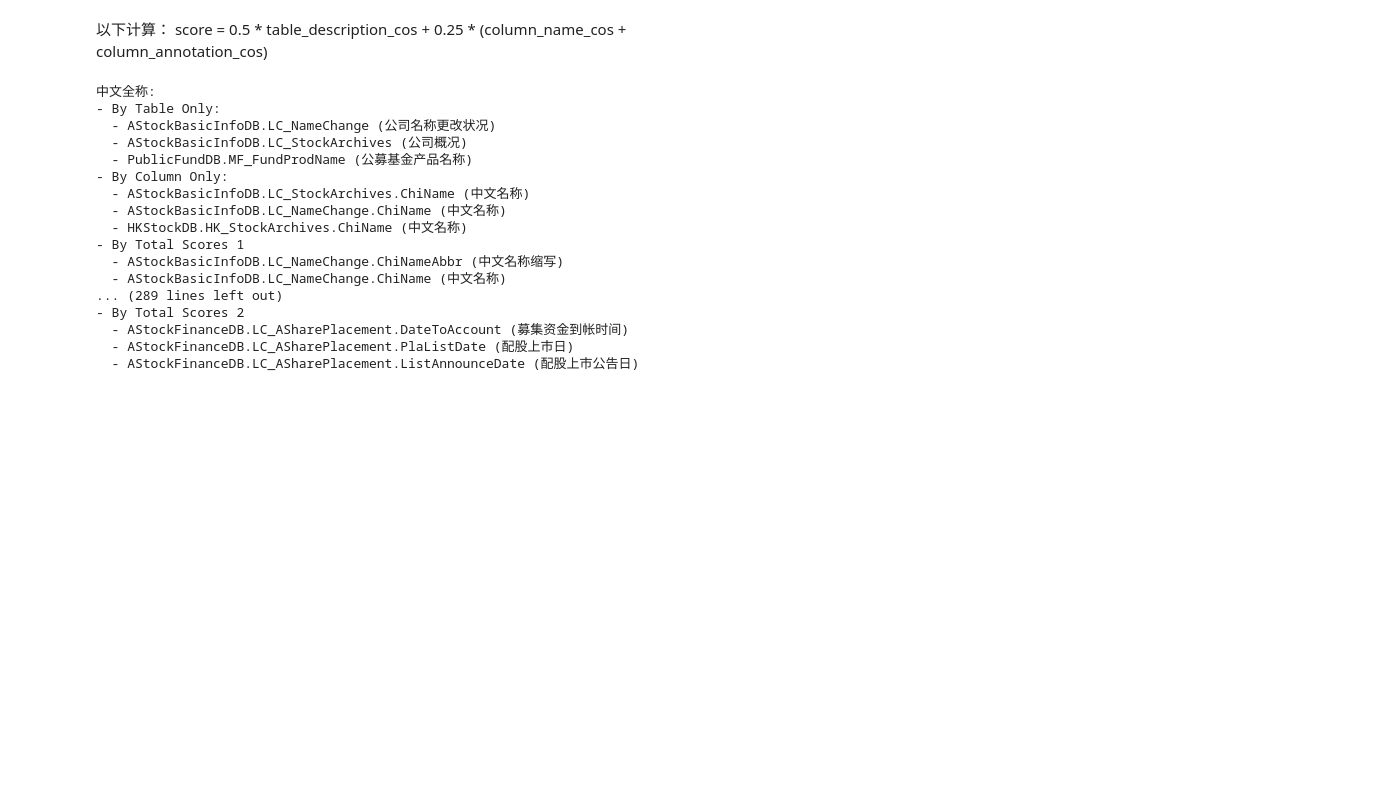
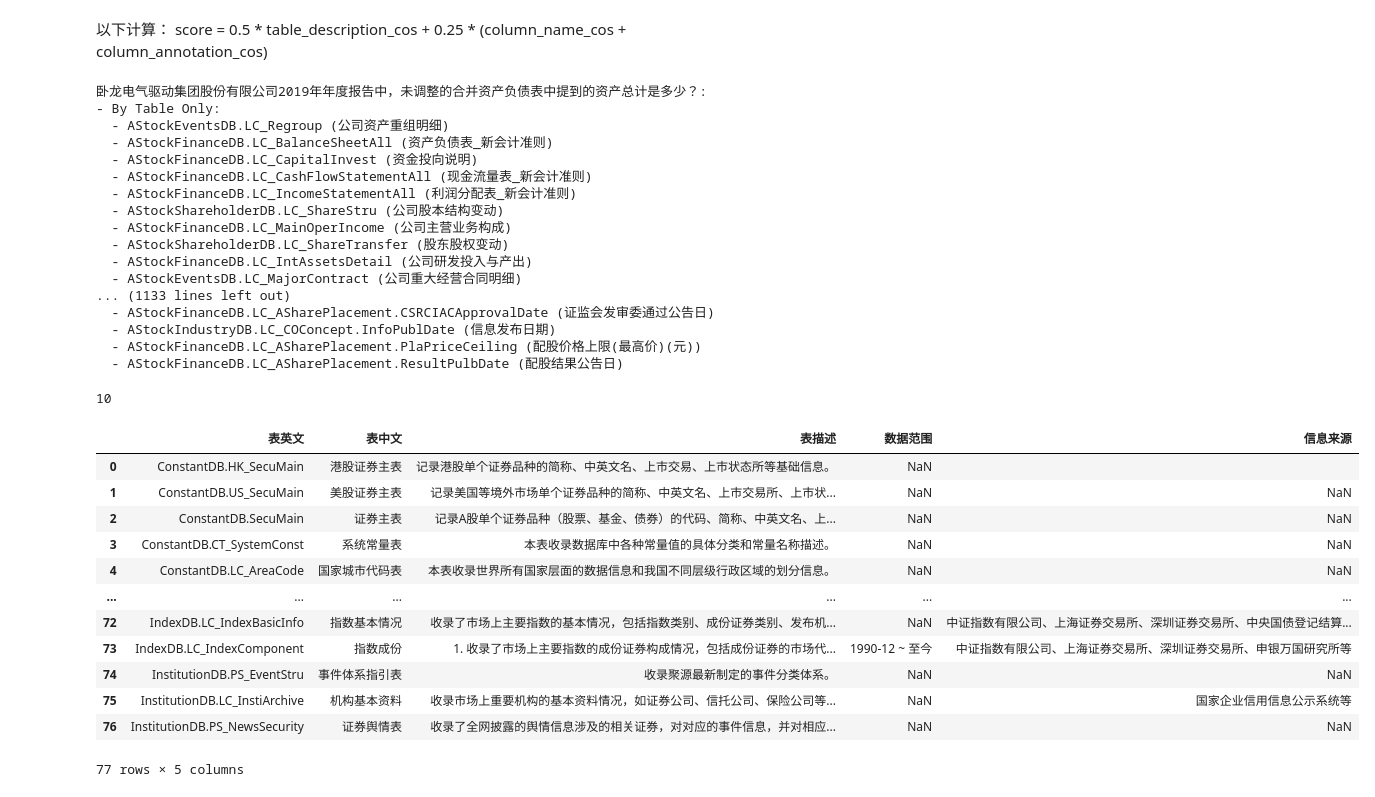
Before and after one commit to lowspace/zhipu-2024, a Jupyter notebook: columns_finder.ipynb, the cells around one changed output. Saved outputs shown, nothing was run; the diff lists cells and outputs as text; code cells hidden in the pictures; blank space fills up the shorter version.

```diff
--- a/columns_finder.ipynb
+++ b/columns_finder.ipynb
@@ -147,7 +175,7 @@ def find_top_similar_columns(word, columns_info, emb_model, top_k=20):
 
         # 四种similarity的计算方法
 
-        table_similarity = 0.5 * table_name_similarity + 0.5 * table_desc_similarity
+        table_similarity = 0.5 * table_name_similarity + 1 * table_desc_similarity
         if table_name_en not in [x[2] for x in table_similarities]:
             table_similarities.append((table_similarity, db_name, table_name_en, table_name_zh))
 
@@ -170,43 +198,83 @@ def find_top_similar_columns(word, columns_info, emb_model, top_k=20):
     # Return top `top_k` results
     return table_similarities[:top_k], column_similarities[:top_k], scores1[:top_k], scores2[:top_k]
 
-entities = ['中文全称', '全称变更', 'A股简称','法人','法律顾问','会计师事务所','董秘', '实控人', '近一个月最高价', '现金流量净额',
-            '注册邮箱', '注册地址', '信披网址', '公司电话','硕士及以上学历（硕士+博士）的人员占比', '一级行业',
+entities = ['卧龙电气驱动集团股份有限公司2019年年度报告中，未调整的合并资产负债表中提到的资产总计是多少？',
+            '大北农在2020年发布了多少条重大事项公告？',
+            '卧龙电气驱动集团股份有限公司的注册地在哪个省份？',
+            '湖北济川药业股份有限公司上市以来十大股东的类型有哪些？',
+            '东山精密最近一期员工持股计划的参与总人数是多少？其中管理层参与人数占比(四舍五入精确到小数点后两位，并以百分比形式表示)是多少？',
+            '最新更新的2020半年报中，机构持有无限售流通A股数量合计最多的公司简称是？',
+            '新科技纳入过多少个子类概念？', '中文全称', '全称变更', 'A股简称','法人','法律顾问','会计师事务所','董秘', '实控人', '近一个月最高价', '现金流量净额',
+            '注册邮箱', '注册地址', '信披网址', '公司电话','硕士及以上学历（硕士+博士）的人员占比', '一级行业', '收盘价',
             '什么时间上市']
 
+# entities = [i['team'][0]['question'] for i in questions][2:3]
+
+available_tables = set()
 
 for entity in entities:
     print(f"{entity}: ")
-    results = find_top_similar_columns(entity, columns_info, emb_model, top_k=3)
+    results = find_top_similar_columns(entity, columns_info, emb_model, top_k=10)
     print("- By Table Only:")
     for result in results[0]:
         print(f'  - {result[1]}.{result[2]} ({result[3]})')
+        available_tables.add(f'{result[1]}.{result[2]}')
     print("- By Column Only:")
     for result in results[1]:
         print(f'  - {result[1]}.{result[2]}.{result[3]} ({result[4]})')
+        available_tables.add(f'{result[1]}.{result[2]}')
     print("- By Total Scores 1")
     for result in results[2]:
         print(f'  - {result[1]}.{result[2]}.{result[3]} ({result[4]})')
+        available_tables.add(f'{result[1]}.{result[2]}')
     print("- By Total Scores 2")
     for result in results[2]:
         print(f'  - {result[1]}.{result[2]}.{result[3]} ({result[4]})')
+        available_tables.add(f'{result[1]}.{result[2]}')
 
     print()
 # %% [output]
-中文全称:
+卧龙电气驱动集团股份有限公司2019年年度报告中，未调整的合并资产负债表中提到的资产总计是多少？:
 - By Table Only:
-  - AStockBasicInfoDB.LC_NameChange (公司名称更改状况)
-  - AStockBasicInfoDB.LC_StockArchives (公司概况)
-  - PublicFundDB.MF_FundProdName (公募基金产品名称)
-- By Column Only:
-  - AStockBasicInfoDB.LC_StockArchives.ChiName (中文名称)
-  - AStockBasicInfoDB.LC_NameChange.ChiName (中文名称)
-  - HKStockDB.HK_StockArchives.ChiName (中文名称)
-- By Total Scores 1
-  - AStockBasicInfoDB.LC_NameChange.ChiNameAbbr (中文名称缩写)
-  - AStockBasicInfoDB.LC_NameChange.ChiName (中文名称)
-... (289 lines left out)
-- By Total Scores 2
-  - AStockFinanceDB.LC_ASharePlacement.DateToAccount (募集资金到帐时间)
-  - AStockFinanceDB.LC_ASharePlacement.PlaListDate (配股上市日)
-  - AStockFinanceDB.LC_ASharePlacement.ListAnnounceDate (配股上市公告日)
+  - AStockEventsDB.LC_Regroup (公司资产重组明细)
+  - AStockFinanceDB.LC_BalanceSheetAll (资产负债表_新会计准则)
+  - AStockFinanceDB.LC_CapitalInvest (资金投向说明)
+  - AStockFinanceDB.LC_CashFlowStatementAll (现金流量表_新会计准则)
+  - AStockFinanceDB.LC_IncomeStatementAll (利润分配表_新会计准则)
+  - AStockShareholderDB.LC_ShareStru (公司股本结构变动)
+  - AStockFinanceDB.LC_MainOperIncome (公司主营业务构成)
+  - AStockShareholderDB.LC_ShareTransfer (股东股权变动)
+  - AStockFinanceDB.LC_IntAssetsDetail (公司研发投入与产出)
+  - AStockEventsDB.LC_MajorContract (公司重大经营合同明细)
+... (1133 lines left out)
+  - AStockFinanceDB.LC_ASharePlacement.CSRCIACApprovalDate (证监会发审委通过公告日)
+  - AStockIndustryDB.LC_COConcept.InfoPublDate (信息发布日期)
+  - AStockFinanceDB.LC_ASharePlacement.PlaPriceCeiling (配股价格上限(最高价)(元))
+  - AStockFinanceDB.LC_ASharePlacement.ResultPulbDate (配股结果公告日)
+# %%
+len(available_tables)
+# %% [output]
+10
+# %%
+import pandas as pd
+
+table_fpath = 'data/database-table/database_v4.md'
+
+df = pd.read_table(table_fpath, sep="|", skiprows=[1], engine='python')
+df = df.iloc[:, 1:-1]  # 去掉多余的边界列
+df.columns = [col.strip() for col in df.columns]  # 去掉列名的空格
+df
+# %% [output]
+|  | 表英文 | 表中文 | 表描述 | 数据范围 | 信息来源 |
+| 0 | ConstantDB.HK_SecuMain | 港股证券主表 | 记录港股单个证券品种的简称、中英文名、上市交易、上市状态所等基础信息。 | NaN |  |
+| 1 | ConstantDB.US_SecuMain | 美股证券主表 | 记录美国等境外市场单个证券品种的简称、中英文名、上市交易所、上市状... | NaN | NaN |
+| 2 | ConstantDB.SecuMain | 证券主表 | 记录A股单个证券品种（股票、基金、债券）的代码、简称、中英文名、上... | NaN | NaN |
+| 3 | ConstantDB.CT_SystemConst | 系统常量表 | 本表收录数据库中各种常量值的具体分类和常量名称描述。 | NaN | NaN |
+| 4 | ConstantDB.LC_AreaCode | 国家城市代码表 | 本表收录世界所有国家层面的数据信息和我国不同层级行政区域的划分信息。 | NaN | NaN |
+| ... | ... | ... | ... | ... | ... |
+| 72 | IndexDB.LC_IndexBasicInfo | 指数基本情况 | 收录了市场上主要指数的基本情况，包括指数类别、成份证券类别、发布机... | NaN | 中证指数有限公司、上海证券交易所、深圳证券交易所、中央国债登记结算... |
+| 73 | IndexDB.LC_IndexComponent | 指数成份 | 1. 收录了市场上主要指数的成份证券构成情况，包括成份证券的市场代... | 1990-12 ~ 至今 | 中证指数有限公司、上海证券交易所、深圳证券交易所、申银万国研究所等 |
+| 74 | InstitutionDB.PS_EventStru | 事件体系指引表 | 收录聚源最新制定的事件分类体系。 | NaN | NaN |
+| 75 | InstitutionDB.LC_InstiArchive | 机构基本资料 | 收录市场上重要机构的基本资料情况，如证券公司、信托公司、保险公司等... | NaN | 国家企业信用信息公示系统等 |
+| 76 | InstitutionDB.PS_NewsSecurity | 证券舆情表 | 收录了全网披露的舆情信息涉及的相关证券，对对应的事件信息，并对相应... | NaN | NaN |
+77 rows × 5 columns
```
Also changed, not shown: parts of 4 cells of this notebook, 20 other files.
